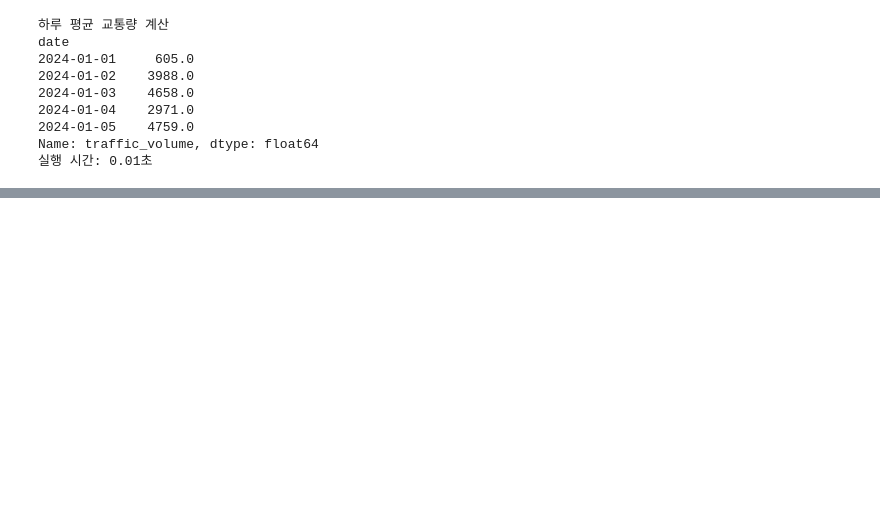
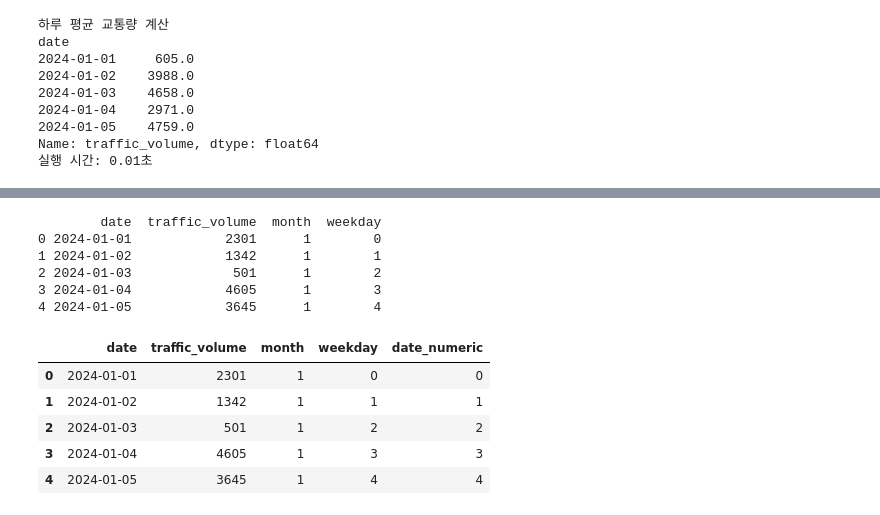
Before and after one commit to boreumlee/traffic, a Jupyter notebook: 교통데이터분석.ipynb, the cells around one changed output, grey strips where cells are left out. Saved outputs shown, nothing was run; the diff lists cells and outputs as text; code cells hidden in the pictures; blank space fills up the shorter version.

```diff
--- a/교통데이터분석.ipynb
+++ b/교통데이터분석.ipynb
@@ -109,0 +207,10 @@ plt.show()
+# %%
+df = df.reset_index()  # 인덱스를 컬럼으로 변환
+print(df.head())
+# %% [output]
+        date  traffic_volume  month  weekday
+0 2024-01-01            2301      1        0
+1 2024-01-02            1342      1        1
+2 2024-01-03             501      1        2
+3 2024-01-04            4605      1        3
+4 2024-01-05            3645      1        4
@@ -109,0 +235,9 @@ plt.show()
+# %%
+df.head()
+# %% [output]
+|  | date | traffic_volume | month | weekday | date_numeric |
+| 0 | 2024-01-01 | 2301 | 1 | 0 | 0 |
+| 1 | 2024-01-02 | 1342 | 1 | 1 | 1 |
+| 2 | 2024-01-03 | 501 | 1 | 2 | 2 |
+| 3 | 2024-01-04 | 4605 | 1 | 3 | 3 |
+| 4 | 2024-01-05 | 3645 | 1 | 4 | 4 |
```
Also changed, not shown: parts of 15 cells of this notebook.
